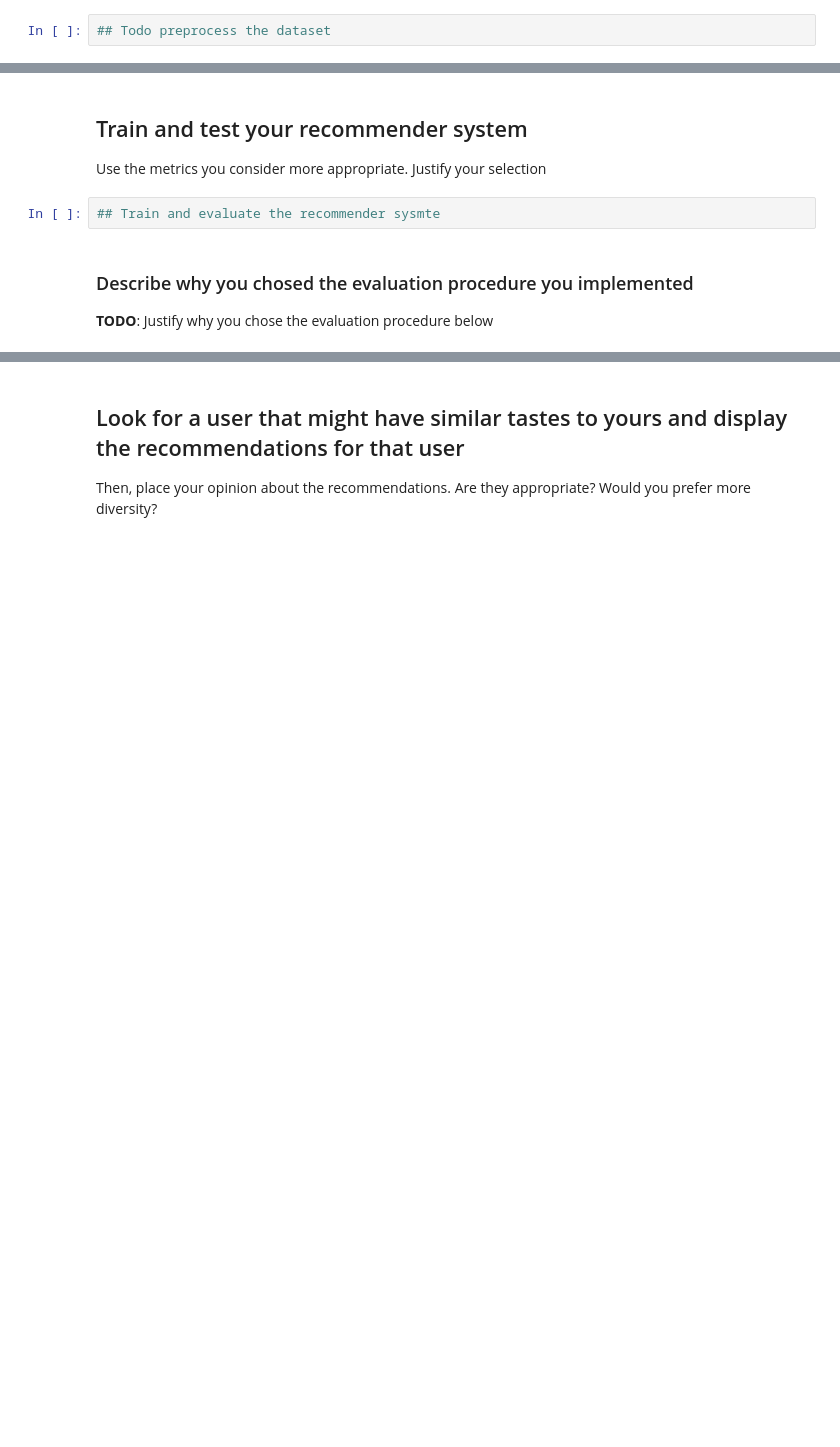
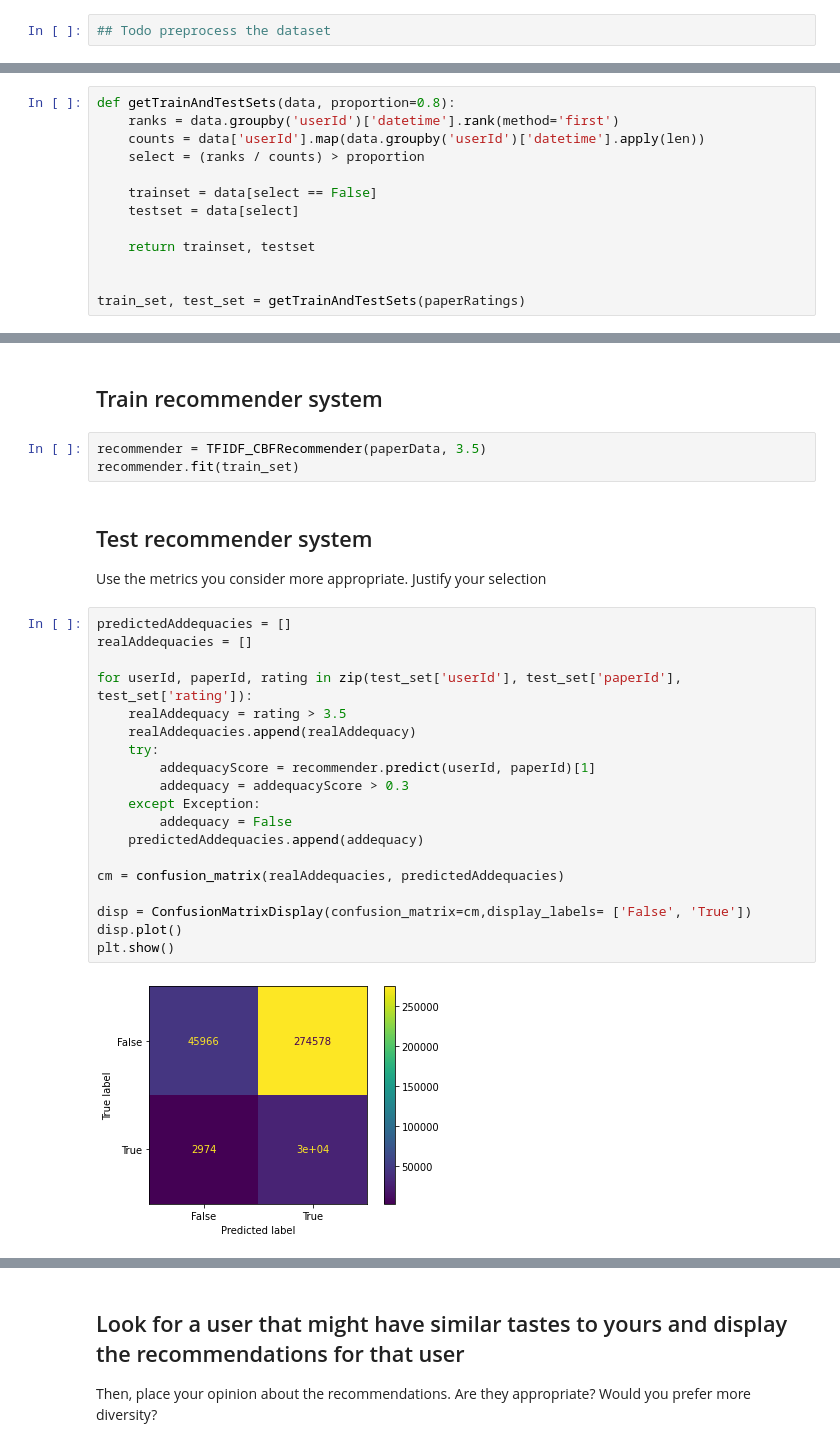
Before and after one commit to juletx/nlp-applications-2, a Jupyter notebook: assignments/assingment3.ResearchPapersRS.ipynb, the cells around one changed output, grey strips where cells are left out. Saved outputs shown, nothing was run; the diff lists cells and outputs as text; blank space fills up the shorter version.

```diff
--- a/assignments/assingment3.ResearchPapersRS.ipynb
+++ b/assignments/assingment3.ResearchPapersRS.ipynb
@@ -46,0 +158,13 @@ Split the rating data into the *train* and *test* sets. Observe that there is no
+# %%
+def getTrainAndTestSets(data, proportion=0.8):
+    ranks = data.groupby('userId')['datetime'].rank(method='first')
+    counts = data['userId'].map(data.groupby('userId')['datetime'].apply(len))
+    select = (ranks / counts) > proportion
+
+    trainset = data[select == False]
+    testset = data[select]
+
+    return trainset, testset
+
+
+train_set, test_set = getTrainAndTestSets(paperRatings)
@@ -53,10 +274,29 @@ Implement your Research Paper Recommender System. You can use the approach you p
+# %% [markdown]
+## Train recommender system
+# %%
+recommender = TFIDF_CBFRecommender(paperData, 3.5)
+recommender.fit(train_set)
 # %% [markdown]
-## Train and test your recommender system
+## Test recommender system
 Use the metrics you consider more appropriate. Justify your selection
-# %%
-## Train and evaluate the recommender sysmte
-# %% [markdown]
-### Describe why you chosed the evaluation procedure you implemented
-
-
-**TODO**: Justify why you chose the evaluation procedure below
+# %%
+predictedAddequacies = []
+realAddequacies = []
+
+for userId, paperId, rating in zip(test_set['userId'], test_set['paperId'], test_set['rating']):
+    realAddequacy = rating > 3.5
+    realAddequacies.append(realAddequacy)
+    try:
+        addequacyScore = recommender.predict(userId, paperId)[1]
+        addequacy = addequacyScore > 0.3
+    except Exception:
+        addequacy = False
+    predictedAddequacies.append(addequacy)
+
+cm = confusion_matrix(realAddequacies, predictedAddequacies)
+
+disp = ConfusionMatrixDisplay(confusion_matrix=cm,display_labels= ['False', 'True'])
+disp.plot()
+plt.show()
+# %% [output]
+[figure, added]
```
Also changed, not shown: parts of 28 cells of this notebook.
